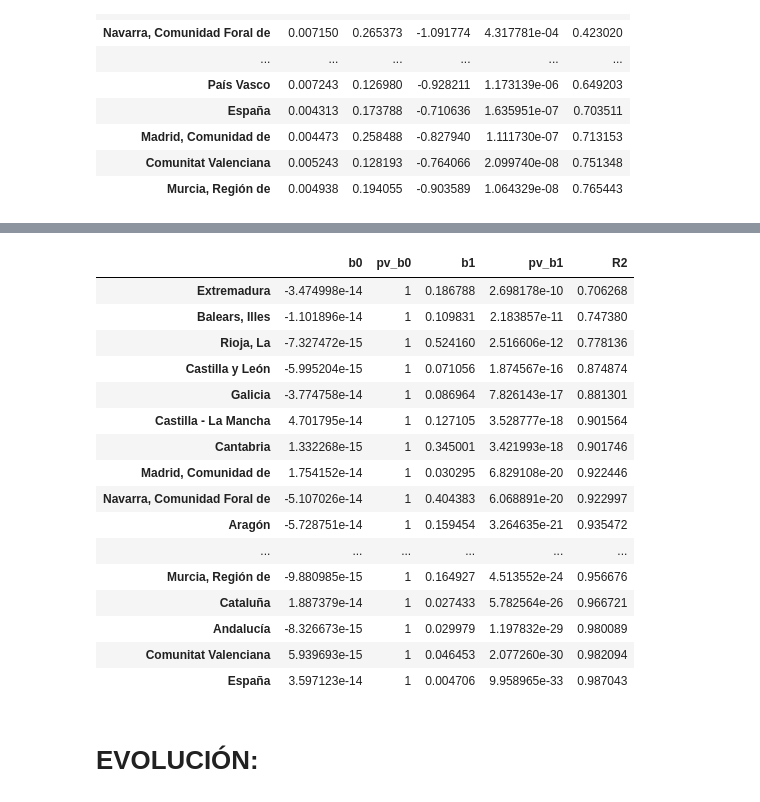
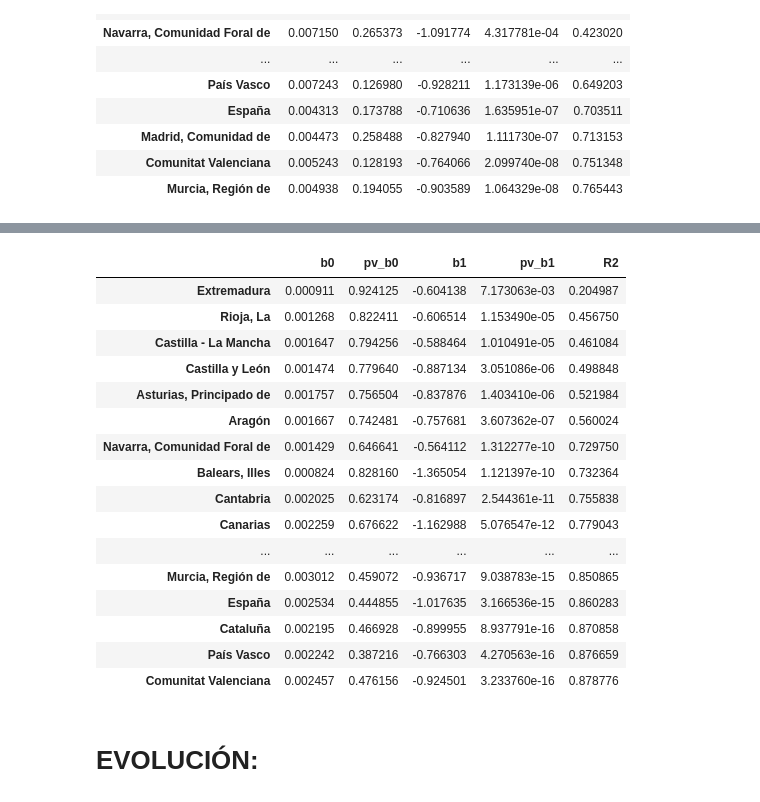
Before and after one commit to mmngreco/okun_ccaa, a Jupyter notebook: code/Regresion.ipynb, the cells around one changed output, grey strips where cells are left out. Cells and saved outputs as stored; diff of their text form; code cells hidden in the pictures.

```diff
--- a/code/Regresion.ipynb
+++ b/code/Regresion.ipynb
@@ -306,6 +175,6 @@ dparo = pd.read_excel('data_work/filtrado/paro.xls', sheetname=ids_hojas, encodi
 # %%
 try:
-    id_xls = 4
+    id_xls = 1
     print(nombre_xls[id_xls])
 
     il = id_xls
@@ -1134,26 +1053,25 @@ R2        18  0.418131  0.258923  6.680490e-03  0.765443
 # %%
-id_xls = 0
-last_obs = 2004
+id_xls = 1
+
+last_obs = max(dwork.index)
+#last_obs = 2004
 
 id_v = 0  #    0       1       2
-variables = ['paro', 'empleo', 'pib']
+variables = ['empleo', 'paro', 'pib']
 
 
 for i in range(3):
     id_v = i
     v = variables[id_v]
-    try:
-        print('DATOS: %s' % nombre_xls[id_xls])
-        file_name= 'qt_%s_%s' % (v, nombre_xls[id_xls])
-        data = crear_df([dempleo[id_xls], dparo[id_xls], dpib[id_xls]])
-    except:
-        print('DATOS: %s' % d_tipo)
-        file_name= 'qt_%s_%s' % (v, d_tipo)
-        data = dwork.copy(deep=True)
 
-    d = data[v]# .loc[:last_obs]
+    print('DATOS: %s' % nombre_xls[id_xls])
+    file_name= 'qt_%s_%s' % (v, nombre_xls[id_xls])
+    data = crear_df([dempleo[id_xls], dparo[id_xls], dpib[id_xls]],
+                    keys=['empleo', 'paro', 'pib'])
+    data = data.loc[1980:last_obs]
+    d = data[v]
     d.dropna(axis=0, inplace=True)
-
+    data.to_csv('data_work/filtrado/max/dwork_todos.csv', encoding=UTF)
     globals()['qt_%s' % v] = sm.tsa.tsatools.detrend(d, order=2, axis=0)
     df = globals()['qt_%s' % v]
 
@@ -1187,7 +1105,7 @@ A value is trying to be set on a copy of a slice from a DataFrame
 
 See the the caveats in the documentation: http://pandas.pydata.org/pandas-docs/stable/indexing.html#indexing-view-versus-copy
 # %%
-id_x = 1
+id_x = 0
 x = ['paro', 'empleo']
 y = 'pib'
 v = x[id_x]
@@ -1199,15 +1117,19 @@ try:
     print('SERIES %s' % nombre_xls[id_xls])
 except:
     print('SERIES %s' % d_tipo)
+
 sep_ttl()
 
-s, b, m = estimar_mco(crear_df([qt_empleo, qt_paro / 100, qt_pib]),
-                      endogena=y,
-                      exogena=v,
+d = crear_df([qt_empleo, qt_paro/100, qt_pib])
+d.to_csv('data_work/filtrado/max/qt_data_2015.csv', encoding=UTF)
+
+s, b, m = estimar_mco(d,
+                      endogena=v,
+                      exogena=y,
                       regiones=regiones)
 
 res = resumen_mco(b, 0)
-print(res.describe().ix[[0,1,2,3,7],:].T)
+#print(res.describe().ix[[0,1,2,3,7],:].T)
 sep_ttl()
 res
 # %% [output]
@@ -1225,20 +1141,20 @@ R2        18  9.036468e-01  8.118231e-02  7.062684e-01  9.870433e-01
 |  | b0 | pv_b0 | b1 | pv_b1 | R2 |
-| Extremadura | -3.474998e-14 | 1 | 0.186788 | 2.698178e-10 | 0.706268 |
-| Balears, Illes | -1.101896e-14 | 1 | 0.109831 | 2.183857e-11 | 0.747380 |
-| Rioja, La | -7.327472e-15 | 1 | 0.524160 | 2.516606e-12 | 0.778136 |
-| Castilla y León | -5.995204e-15 | 1 | 0.071056 | 1.874567e-16 | 0.874874 |
-| Galicia | -3.774758e-14 | 1 | 0.086964 | 7.826143e-17 | 0.881301 |
-| Castilla - La Mancha | 4.701795e-14 | 1 | 0.127105 | 3.528777e-18 | 0.901564 |
-| Cantabria | 1.332268e-15 | 1 | 0.345001 | 3.421993e-18 | 0.901746 |
-| Madrid, Comunidad de | 1.754152e-14 | 1 | 0.030295 | 6.829108e-20 | 0.922446 |
-| Navarra, Comunidad Foral de | -5.107026e-14 | 1 | 0.404383 | 6.068891e-20 | 0.922997 |
-| Aragón | -5.728751e-14 | 1 | 0.159454 | 3.264635e-21 | 0.935472 |
+| Extremadura | 0.000911 | 0.924125 | -0.604138 | 7.173063e-03 | 0.204987 |
+| Rioja, La | 0.001268 | 0.822411 | -0.606514 | 1.153490e-05 | 0.456750 |
+| Castilla - La Mancha | 0.001647 | 0.794256 | -0.588464 | 1.010491e-05 | 0.461084 |
+| Castilla y León | 0.001474 | 0.779640 | -0.887134 | 3.051086e-06 | 0.498848 |
+| Asturias, Principado de | 0.001757 | 0.756504 | -0.837876 | 1.403410e-06 | 0.521984 |
+| Aragón | 0.001667 | 0.742481 | -0.757681 | 3.607362e-07 | 0.560024 |
+| Navarra, Comunidad Foral de | 0.001429 | 0.646641 | -0.564112 | 1.312277e-10 | 0.729750 |
+| Balears, Illes | 0.000824 | 0.828160 | -1.365054 | 1.121397e-10 | 0.732364 |
+| Cantabria | 0.002025 | 0.623174 | -0.816897 | 2.544361e-11 | 0.755838 |
+| Canarias | 0.002259 | 0.676622 | -1.162988 | 5.076547e-12 | 0.779043 |
 | ... | ... | ... | ... | ... | ... |
-| Murcia, Región de | -9.880985e-15 | 1 | 0.164927 | 4.513552e-24 | 0.956676 |
-| Cataluña | 1.887379e-14 | 1 | 0.027433 | 5.782564e-26 | 0.966721 |
-| Andalucía | -8.326673e-15 | 1 | 0.029979 | 1.197832e-29 | 0.980089 |
-| Comunitat Valenciana | 5.939693e-15 | 1 | 0.046453 | 2.077260e-30 | 0.982094 |
-| España | 3.597123e-14 | 1 | 0.004706 | 9.958965e-33 | 0.987043 |
+| Murcia, Región de | 0.003012 | 0.459072 | -0.936717 | 9.038783e-15 | 0.850865 |
+| España | 0.002534 | 0.444855 | -1.017635 | 3.166536e-15 | 0.860283 |
+| Cataluña | 0.002195 | 0.466928 | -0.899955 | 8.937791e-16 | 0.870858 |
+| País Vasco | 0.002242 | 0.387216 | -0.766303 | 4.270563e-16 | 0.876659 |
+| Comunitat Valenciana | 0.002457 | 0.476156 | -0.924501 | 3.233760e-16 | 0.878776 |
 # %% [markdown]
 # EVOLUCIÓN:
 # %%
```
Also changed, not shown: parts of 53 cells of this notebook, 52 other files.
